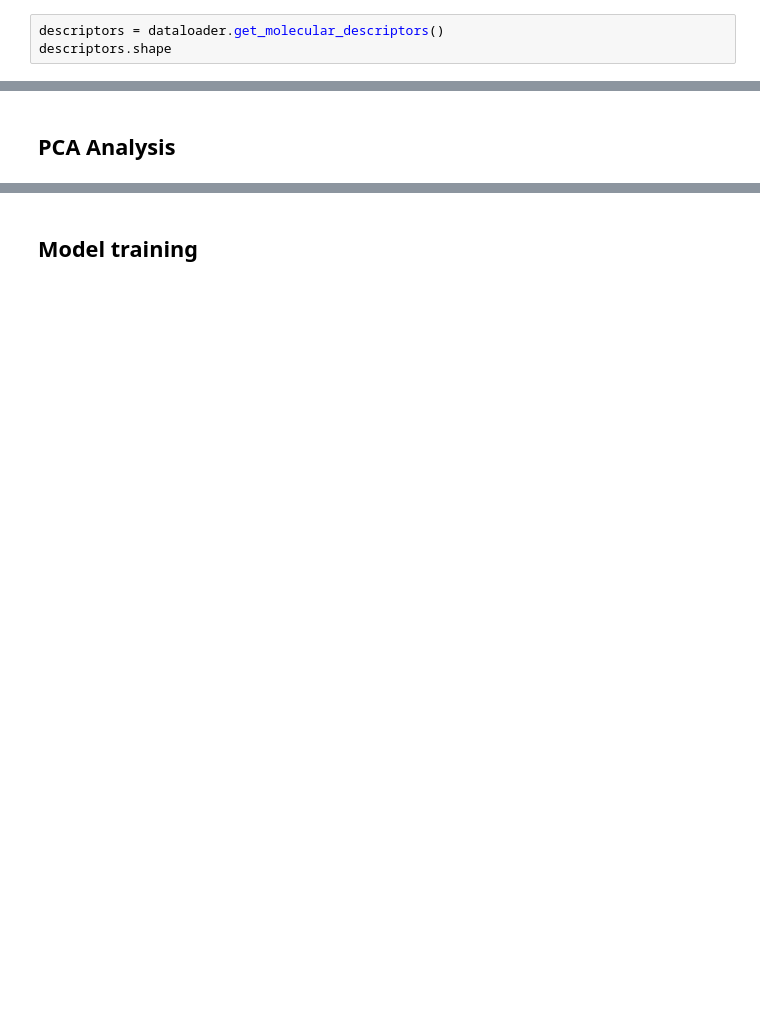
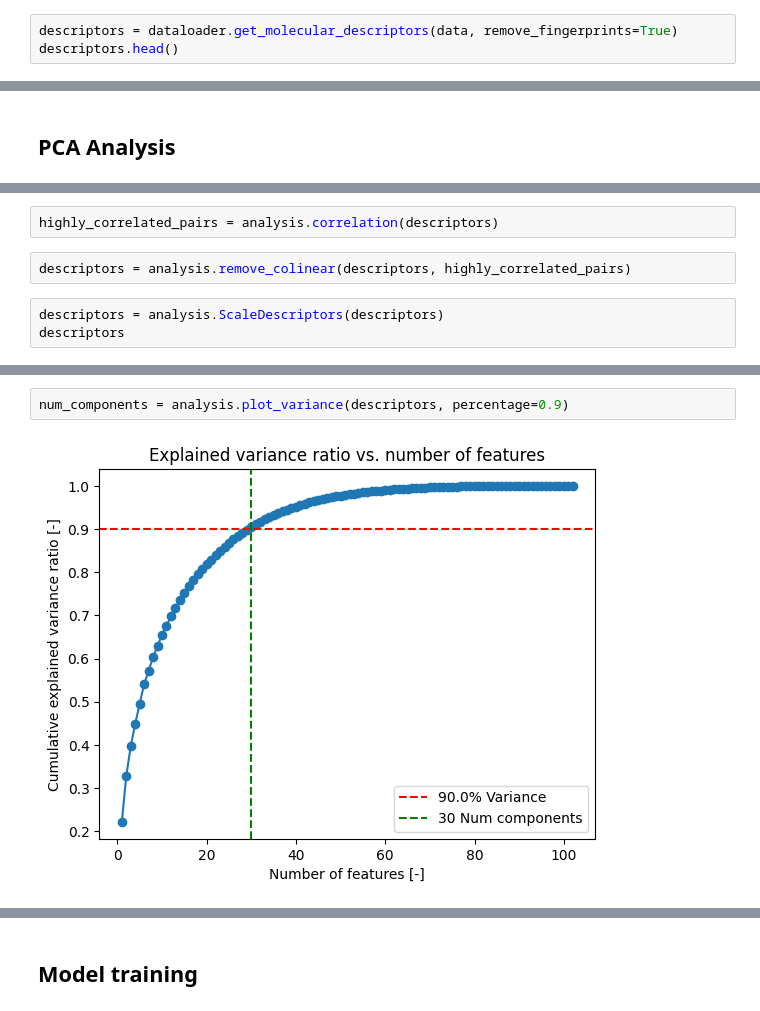
Before and after one commit to jespervh19/8CC00Code, a Jupyter notebook: GroupAssignment/Group_assignment_notebook.ipynb, the cells around one changed output, grey strips where cells are left out. Saved outputs shown, nothing was run; the diff lists cells and outputs as text; blank space fills up the shorter version.

```diff
--- a/GroupAssignment/Group_assignment_notebook.ipynb
+++ b/GroupAssignment/Group_assignment_notebook.ipynb
@@ -18,4 +21,4 @@ dataloader = dataloaders.DataLoader(file)
 # %%
-descriptors = dataloader.get_molecular_descriptors()
-descriptors.shape
+descriptors = dataloader.get_molecular_descriptors(data, remove_fingerprints=True)
+descriptors.head()
 # %% [output]
@@ -166,0 +44,7 @@ Length: 179, dtype: float64
+# %%
+highly_correlated_pairs = analysis.correlation(descriptors)
+# %%
+descriptors = analysis.remove_colinear(descriptors, highly_correlated_pairs)
+# %%
+descriptors = analysis.ScaleDescriptors(descriptors)
+descriptors
@@ -166,0 +65,4 @@ Length: 179, dtype: float64
+# %%
+num_components = analysis.plot_variance(descriptors, percentage=0.9)
+# %% [output]
+[figure, added]
```
Also changed, not shown: parts of 32 cells of this notebook, 13 other files.
